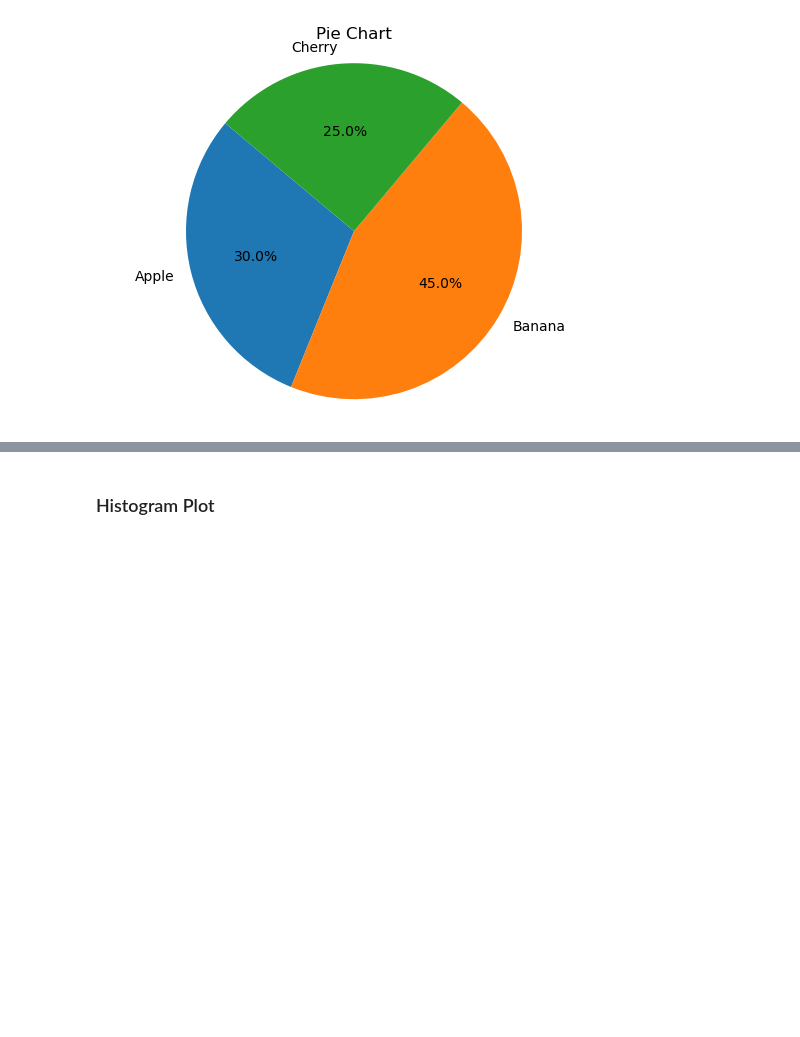
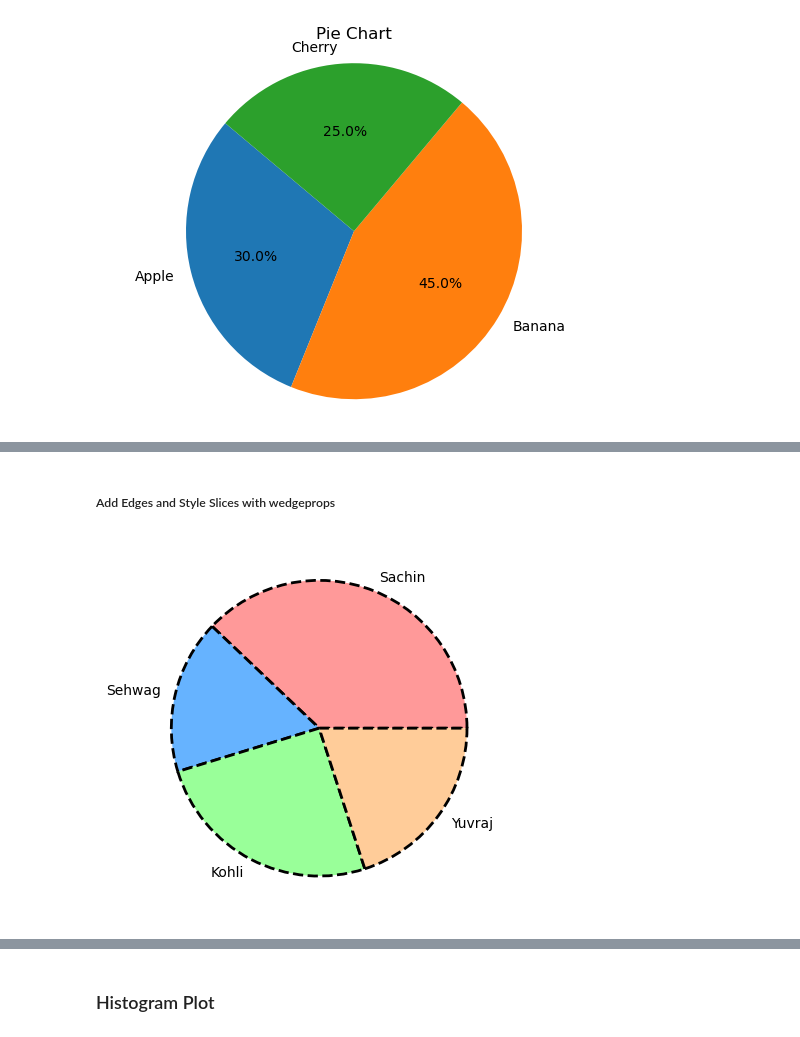
Before and after one commit to jatinvish-01/Maplotlib-Jupyter, a Jupyter notebook: plotting, bars, charts and histogram.ipynb, the cells around one changed output, grey strips where cells are left out. Saved outputs shown, nothing was run; the diff lists cells and outputs as text; code cells hidden in the pictures; blank space fills up the shorter version.

```diff
--- a/plotting, bars, charts and histogram.ipynb
+++ b/plotting, bars, charts and histogram.ipynb
@@ -98,0 +120,12 @@ plt.show()
+# %% [markdown]
+##### Add Edges and Style Slices with wedgeprops
+# %%
+plt.pie(
+    runs,
+    labels=labels,
+    colors=colors,
+    wedgeprops={'edgecolor': 'black', 'linewidth': 2, 'linestyle': '--'}
+)
+plt.show()
+# %% [output]
+[figure, added]
```
Also changed, not shown: parts of 13 cells of this notebook.
